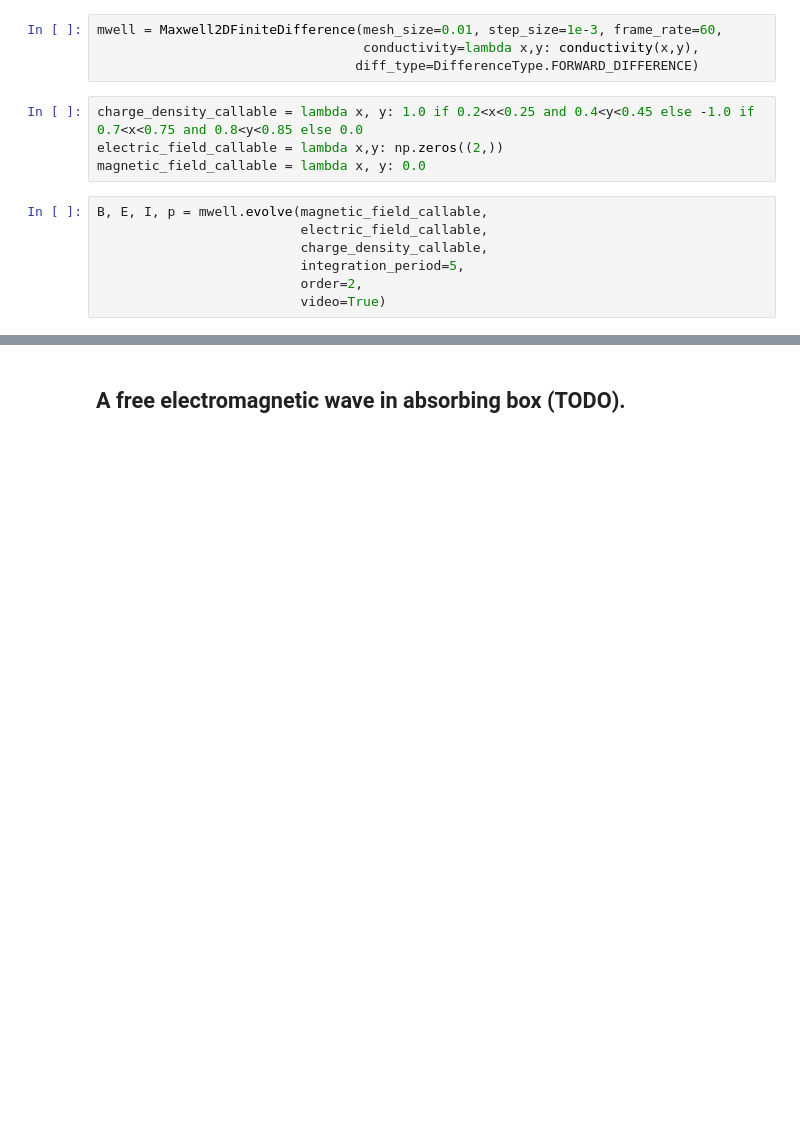
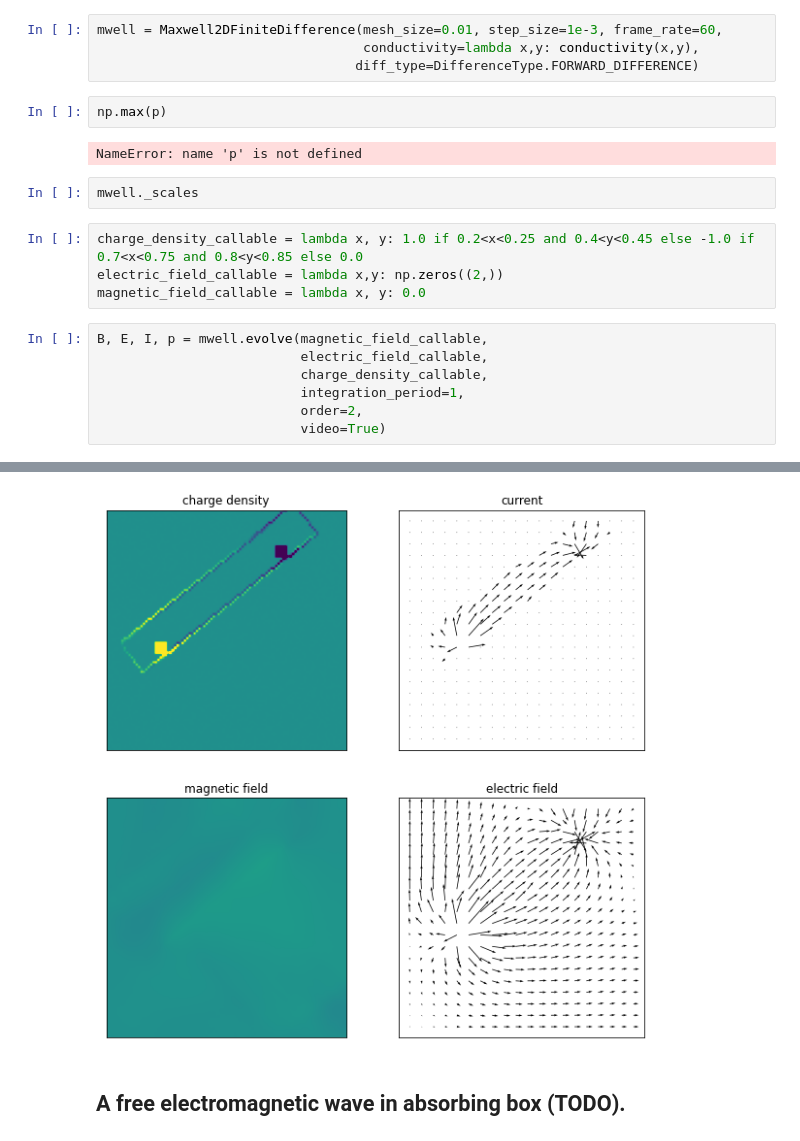
Before and after one commit to OliverSkocek/maxwell, a Jupyter notebook: notebooks/maxwell_2d_notebook.ipynb, the cells around one changed output, grey strips where cells are left out. Drawn from its saved outputs; the diff is of its cells as text; blank space fills up the shorter version.

```diff
--- a/notebooks/maxwell_2d_notebook.ipynb
+++ b/notebooks/maxwell_2d_notebook.ipynb
@@ -43,6 +43,12 @@ def conductivity(x, y):
 mwell = Maxwell2DFiniteDifference(mesh_size=0.01, step_size=1e-3, frame_rate=60,
                                   conductivity=lambda x,y: conductivity(x,y),
                                  diff_type=DifferenceType.FORWARD_DIFFERENCE)
+# %%
+np.max(p)
+# %% [output]
+NameError: name 'p' is not defined
+# %%
+mwell._scales
 # %%
 charge_density_callable = lambda x, y: 1.0 if 0.2<x<0.25 and 0.4<y<0.45 else -1.0 if 0.7<x<0.75 and 0.8<y<0.85 else 0.0
 electric_field_callable = lambda x,y: np.zeros((2,))
@@ -51,6 +57,7 @@ magnetic_field_callable = lambda x, y: 0.0
 B, E, I, p = mwell.evolve(magnetic_field_callable,
                           electric_field_callable,
                           charge_density_callable,
-                          integration_period=5,
+                          integration_period=1,
                           order=2,
                           video=True)
+# %% [output]
@@ -57,3 +65,4 @@ B, E, I, p = mwell.evolve(magnetic_field_callable,
+[figure, added]
 # %% [markdown]
 ## A free electromagnetic wave in absorbing box (TODO).
 # %%
```
Also changed, not shown: parts of 1 cell of this notebook, 1 other file.
